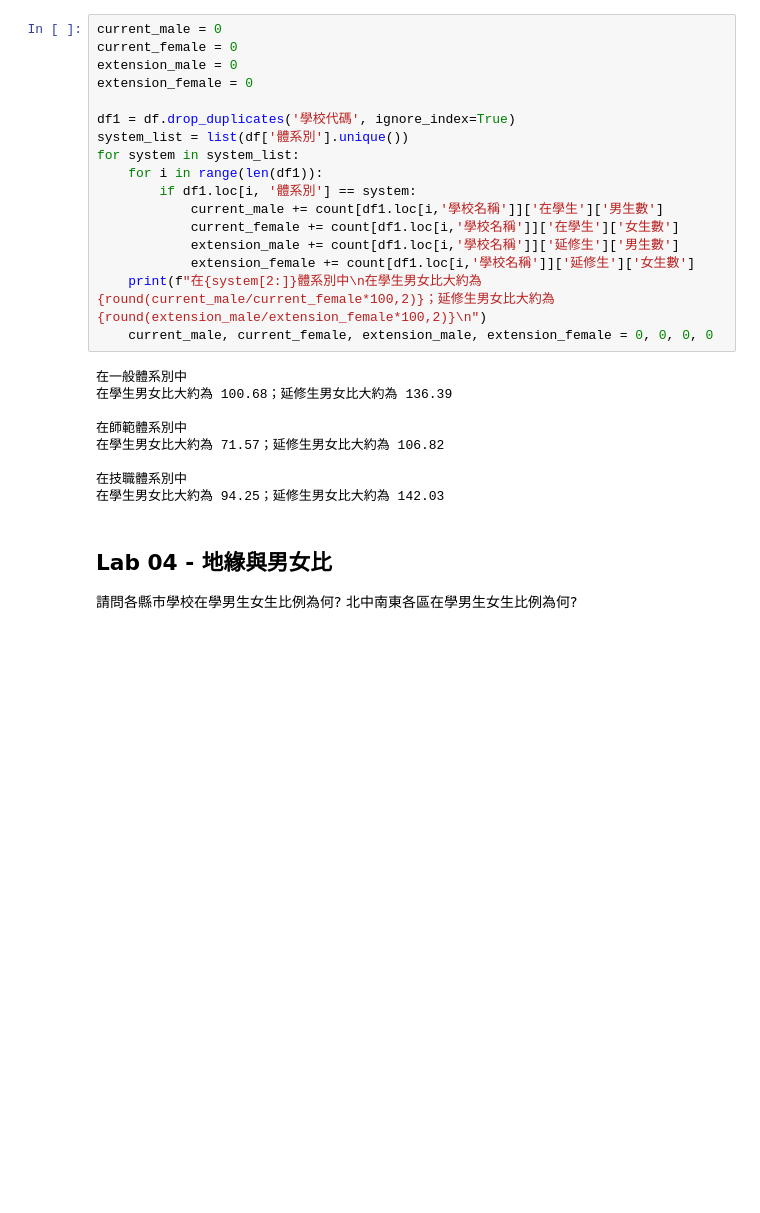
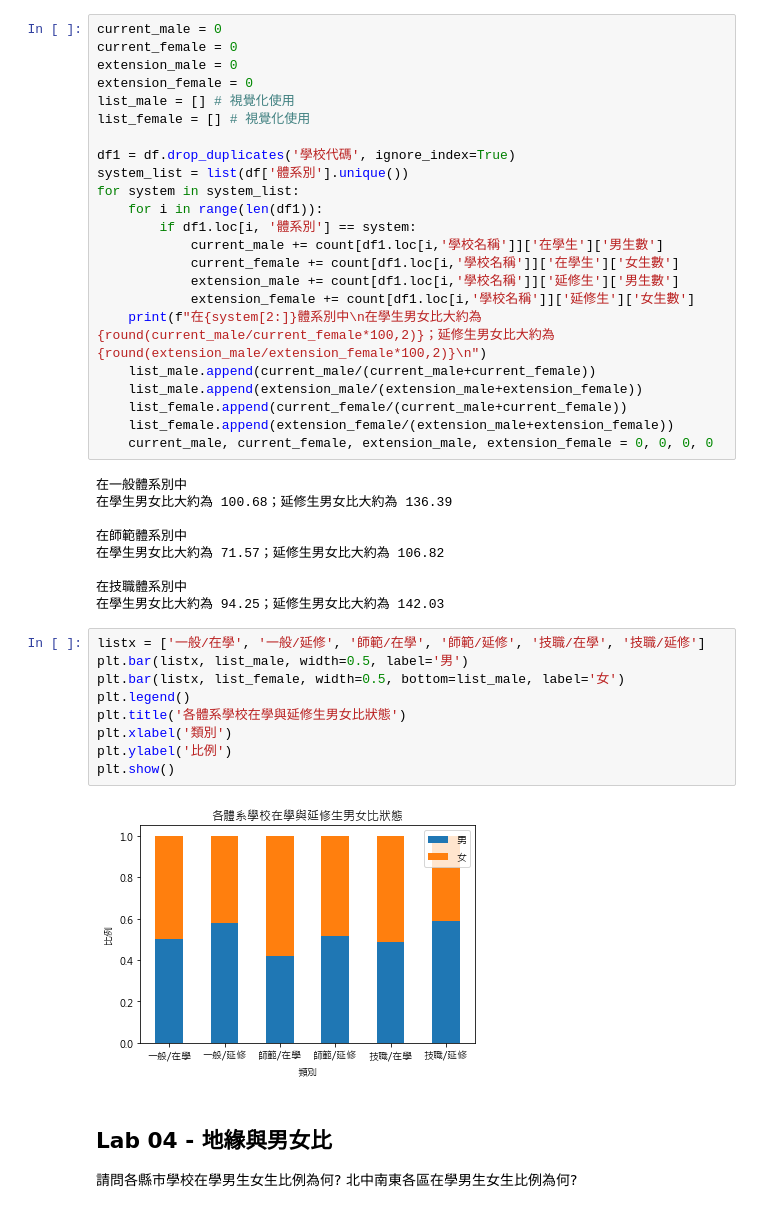
Before and after one commit to whyhugo/LATIA112-1, a Jupyter notebook: data_processing/Lab.ipynb, the cells around one changed output. Saved outputs shown, nothing was run; the diff lists cells and outputs as text; blank space fills up the shorter version.

```diff
--- a/data_processing/Lab.ipynb
+++ b/data_processing/Lab.ipynb
@@ -302,6 +302,8 @@ current_male = 0
 current_female = 0
 extension_male = 0
 extension_female = 0
+list_male = [] # 視覺化使用
+list_female = [] # 視覺化使用
 
 df1 = df.drop_duplicates('學校代碼', ignore_index=True)
 system_list = list(df['體系別'].unique())
@@ -313,6 +315,10 @@ for system in system_list:
             extension_male += count[df1.loc[i,'學校名稱']]['延修生']['男生數']
             extension_female += count[df1.loc[i,'學校名稱']]['延修生']['女生數']
     print(f"在{system[2:]}體系別中\n在學生男女比大約為 {round(current_male/current_female*100,2)}；延修生男女比大約為 {round(extension_male/extension_female*100,2)}\n")
+    list_male.append(current_male/(current_male+current_female))
+    list_male.append(extension_male/(extension_male+extension_female))
+    list_female.append(current_female/(current_male+current_female))
+    list_female.append(extension_female/(extension_male+extension_female))
     current_male, current_female, extension_male, extension_female = 0, 0, 0, 0
 # %% [output]
 在一般體系別中
@@ -323,6 +329,17 @@ for system in system_list:
 
 在技職體系別中
 在學生男女比大約為 94.25；延修生男女比大約為 142.03
+# %%
+listx = ['一般/在學', '一般/延修', '師範/在學', '師範/延修', '技職/在學', '技職/延修']
+plt.bar(listx, list_male, width=0.5, label='男')
+plt.bar(listx, list_female, width=0.5, bottom=list_male, label='女')
+plt.legend()
+plt.title('各體系學校在學與延修生男女比狀態')
+plt.xlabel('類別')
+plt.ylabel('比例')
+plt.show()
+# %% [output]
+[figure, added]
 # %% [markdown]
 ## Lab 04 - 地緣與男女比
 請問各縣市學校在學男生女生比例為何? 北中南東各區在學男生女生比例為何?
```
Also changed, not shown: parts of 5 cells of this notebook.
